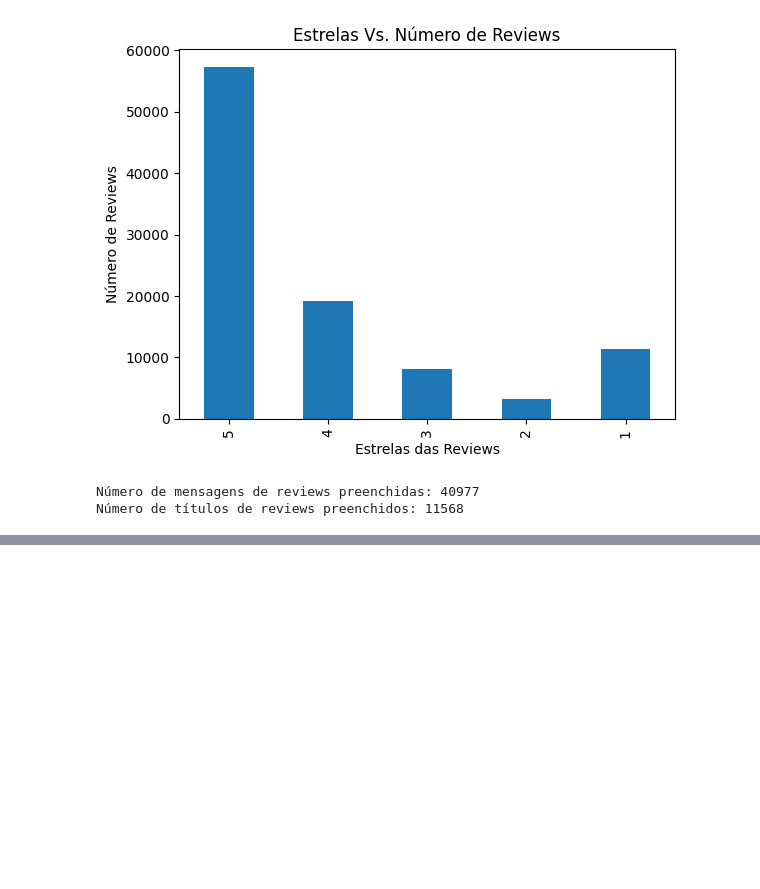
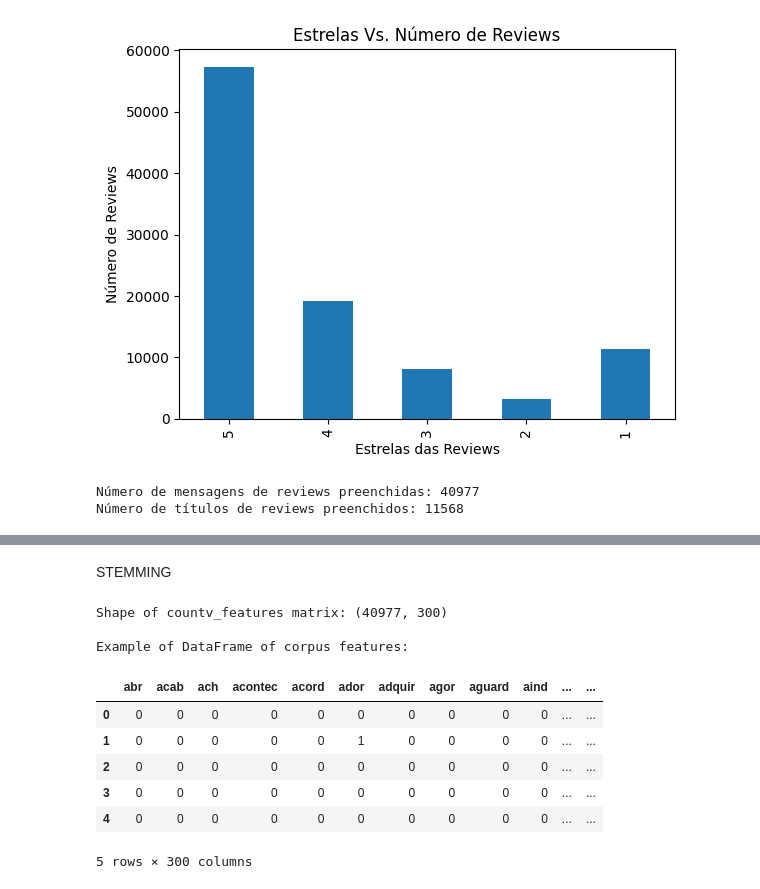
Before and after one commit to GabrielYamashita/IntermediateExamNLP, a Jupyter notebook: main.ipynb, the cells around one changed output, grey strips where cells are left out. Saved outputs shown, nothing was run; the diff lists cells and outputs as text; code cells hidden in the pictures; blank space fills up the shorter version.

```diff
--- a/main.ipynb
+++ b/main.ipynb
@@ -65,0 +144,50 @@ stopwords = set(stopwords_list.split())
+# %%
+# download stopwords em português
+stopwords_url = "https://gist.githubusercontent.com/alopes/5358189/raw/2107d809cca6b83ce3d8e04dbd9463283025284f/stopwords.txt"
+stopwords_list = urllib.request.urlopen(stopwords_url).read().decode()
+stopwords = stopwords_list.split()
+
+# stopwords
+# %%
+def stopwords_removal(text, cached_stopwords):
+    return [c.lower() for c in str(text).split() if c.lower() not in cached_stopwords]
+
+reviews_stopwords = [' '.join(stopwords_removal(review, stopwords)) for review in reviews_whitespaces]
+# df_comments['stopwords_removed'] = reviews_stopwords
+# %% [markdown]
+STEMMING
+# %%
+# Defining a function to remove the stopwords and to lower the comments
+def stemming_process(text, stemmer=RSLPStemmer()):
+    return [stemmer.stem(c) for c in text.split()]
+
+reviews_stemmer = [' '.join(stemming_process(review)) for review in reviews_stopwords]
+# df_comments['stemming'] = reviews_stemmer
+# %%
+def extract_features_from_corpus(corpus, vectorizer, df=False):
+    corpus_features = vectorizer.fit_transform(corpus).toarray()
+    features_names = vectorizer.get_feature_names_out()
+
+    df_corpus_features = None
+    if df:
+        df_corpus_features = pd.DataFrame(corpus_features, columns=features_names)
+
+    return corpus_features, df_corpus_features
+# %%
+vectorizer = CountVectorizer(max_features=300, min_df=7, max_df=0.8, stop_words=stopwords)
+
+countv_features, df_countv_features = extract_features_from_corpus(reviews_stemmer, vectorizer, df=True)
+print(f'Shape of countv_features matrix: {countv_features.shape}\n')
+print(f'Example of DataFrame of corpus features:')
+df_countv_features.head()
+# %% [output]
+Shape of countv_features matrix: (40977, 300)
+
+Example of DataFrame of corpus features:
+|  | abr | acab | ach | acontec | acord | ador | adquir | agor | aguard | aind | ... | ... |
+| 0 | 0 | 0 | 0 | 0 | 0 | 0 | 0 | 0 | 0 | 0 | ... | ... |
+| 1 | 0 | 0 | 0 | 0 | 0 | 1 | 0 | 0 | 0 | 0 | ... | ... |
+| 2 | 0 | 0 | 0 | 0 | 0 | 0 | 0 | 0 | 0 | 0 | ... | ... |
+| 3 | 0 | 0 | 0 | 0 | 0 | 0 | 0 | 0 | 0 | 0 | ... | ... |
+| 4 | 0 | 0 | 0 | 0 | 0 | 0 | 0 | 0 | 0 | 0 | ... | ... |
+5 rows × 300 columns
```
Also changed, not shown: parts of 22 cells of this notebook, 6 other files.
